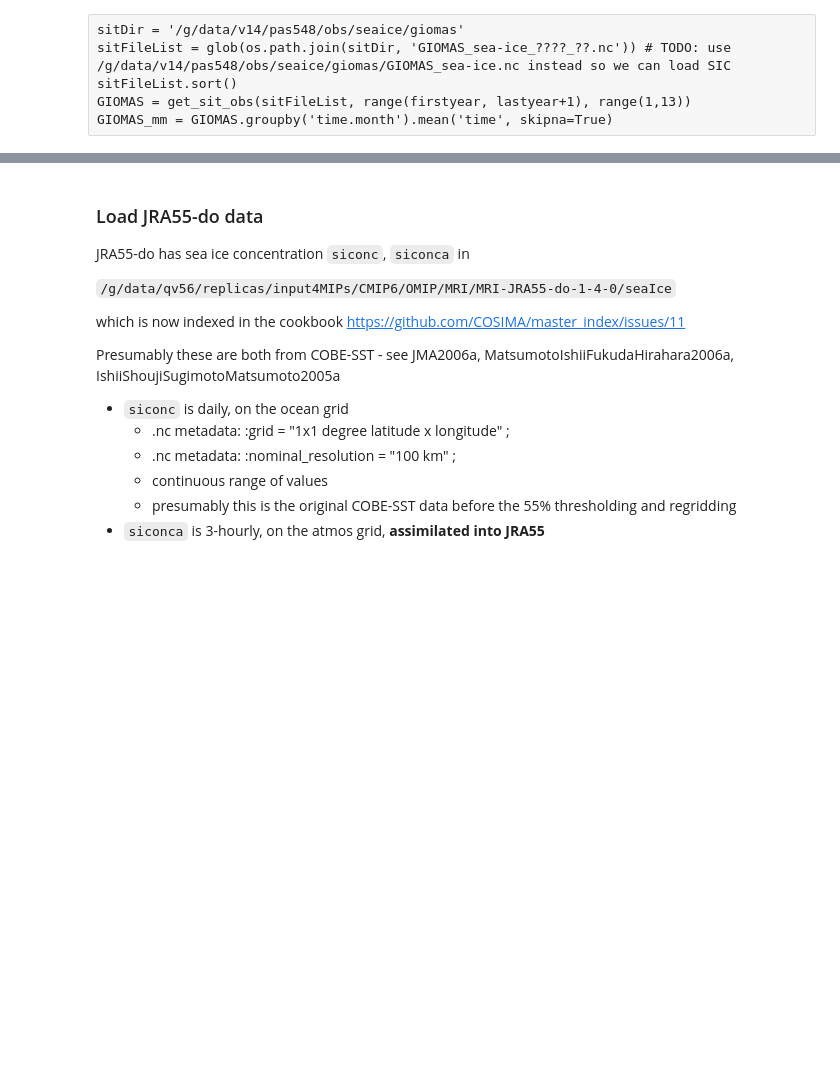
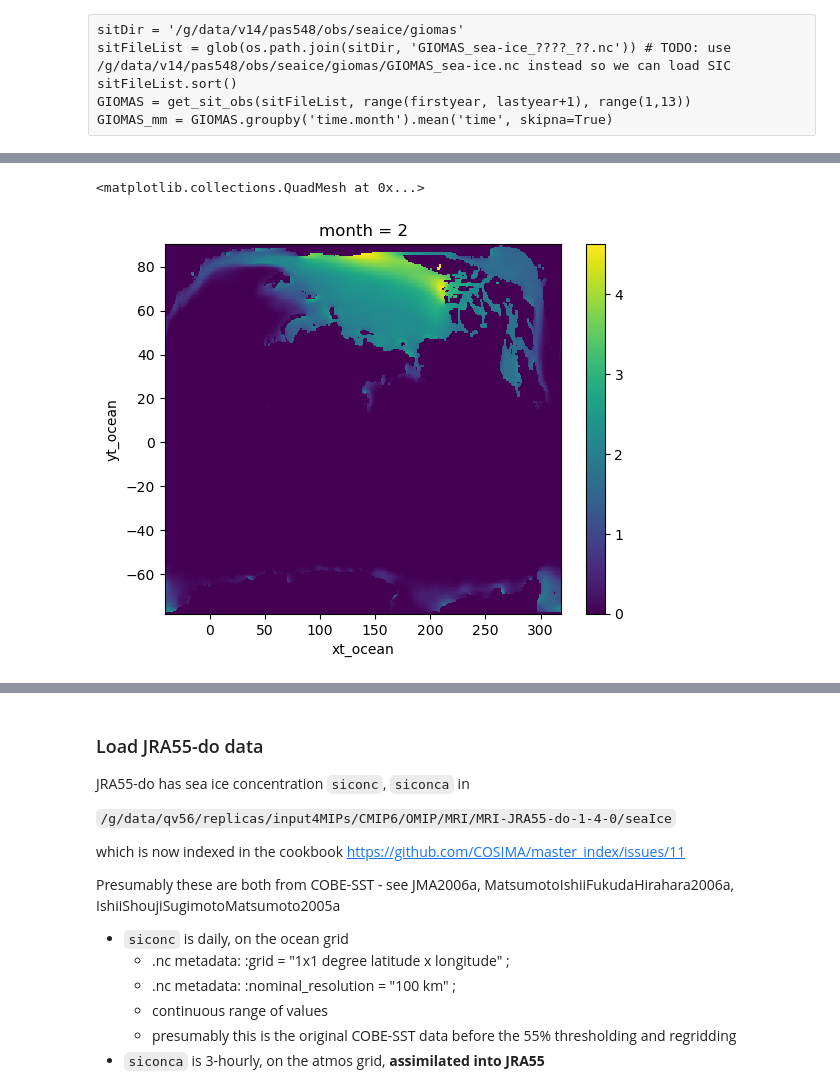
Before and after one commit to aekiss/ice_analysis, a Jupyter notebook: ice_maps.ipynb, the cells around one changed output, grey strips where cells are left out. Drawn from its saved outputs; the diff is of its cells as text; code cells hidden in the pictures; blank space fills up the shorter version.

Commit message:
more comparisons with GIOMAS

```diff
--- a/ice_maps.ipynb
+++ b/ice_maps.ipynb
@@ -525,0 +498,11 @@ GIOMAS_heff.longitude.plot()
+# %%
+GIOMAS = {}
+for var, kwargs in \
+           {'hi_m': {'variable': 'heff', 'varrange': [0, None]},
+            'hs_m': {'variable': 'snow', 'varrange': [0, None]},
+            'aice_m': {'variable': 'area', 'varrange': [0, 1]},
+            'iceprod_m': {'variable': 'iceprod', 'varrange': [None, None]}
+           }.items():
+    print('loading', var)
+    GIOMAS[var] = get_giomas(**kwargs)
+GIOMAS_mm = {k: v.groupby('time.month').mean('time', skipna=True) for k, v in GIOMAS.items()}
@@ -525,0 +514,5 @@ GIOMAS_heff.longitude.plot()
+# %%
+GIOMAS_mm['hi_m'][1].plot()
+# %% [output]
+<matplotlib.collections.QuadMesh at 0x...>
+[figure, added]
```
Also changed, not shown: parts of 29 cells of this notebook.
